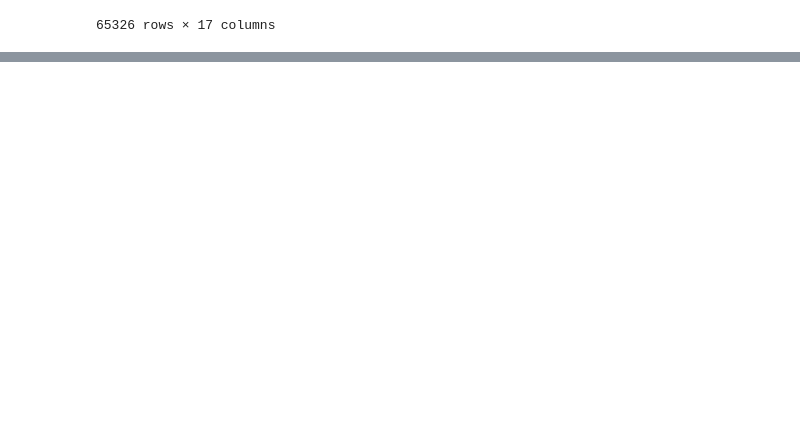
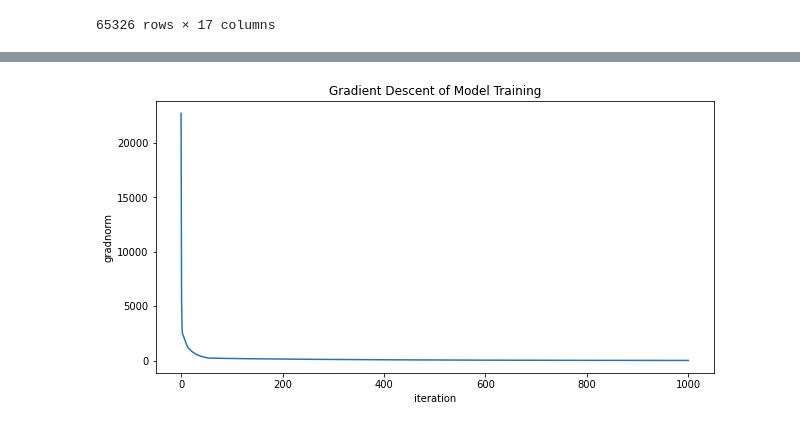
Before and after one commit to yilewang/NeuralNetMath_Project, a Jupyter notebook: logistic_regression_demo.ipynb, the cells around one changed output, grey strips where cells are left out. Cells and saved outputs as stored; diff of their text form; code cells hidden in the pictures; blank space fills up the shorter version.

```diff
--- a/logistic_regression_demo.ipynb
+++ b/logistic_regression_demo.ipynb
@@ -184,0 +207,21 @@ The accuracy of the Logistic regression is 0.49689250834277315, spending 1.69340
+# %%
+# train and test split
+x_train, x_test, y_train, y_test = train_test_split(
+    norm_x, data_y, test_size = .3, random_state=42,
+    stratify = data_y)
+# %%
+# model training process with training data
+start = time.time()
+# initiate the theta
+init_theta = np.zeros(len(df_data.columns))
+# find the values
+model_train = Modeling(theta = init_theta, gamma = 0.00001, max_iters=1000)
+thetas_train, grad_train = model_train.objective_func(x_train, y_train)
+y_hat_train = model_train.fitting(x_train, y_train)
+y_hat_test = model_train.fitting(x_test, y_test)
+
+end = time.time()
+# %%
+grad_desc_viz(grad_train)
+# %% [output]
+[figure, added]
```
Also changed, not shown: parts of 8 cells of this notebook.
